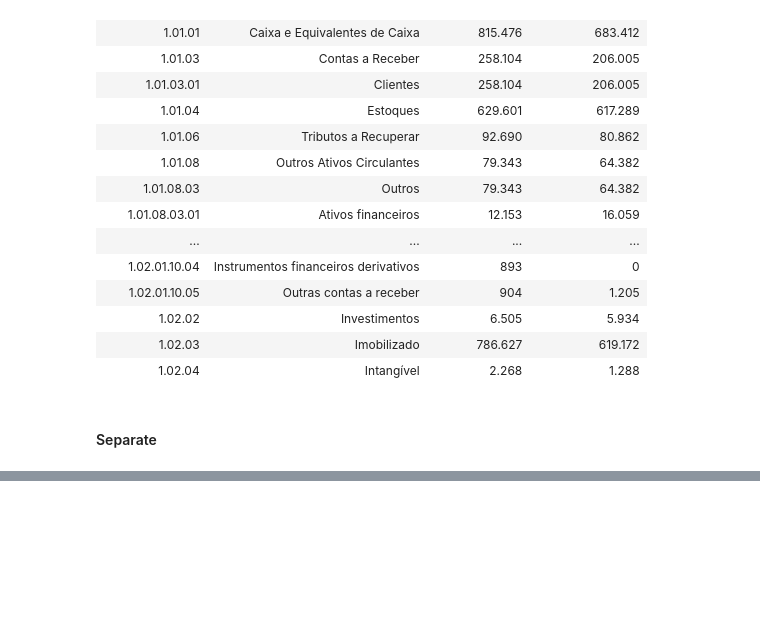
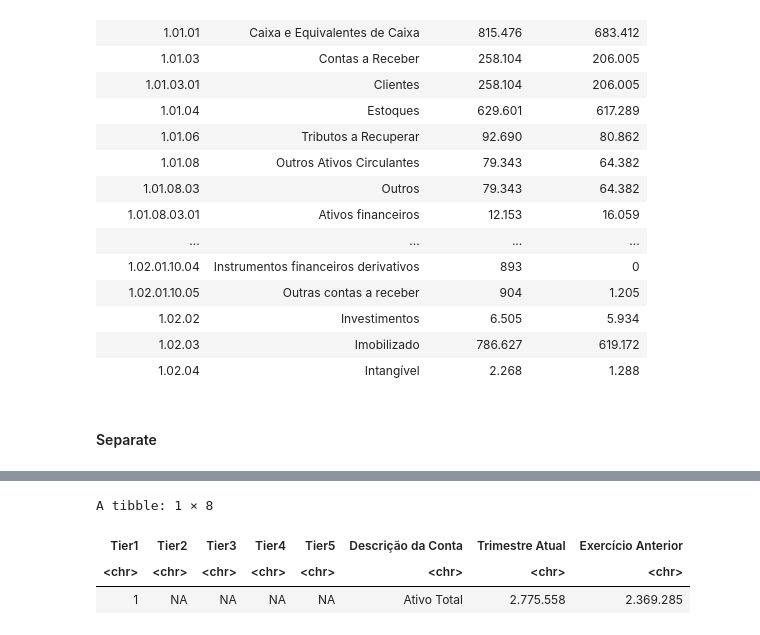
Before and after one commit to Francesco-Ghizzo/Data-Science, a Jupyter notebook: R/Finance/Financial_Statement-tidy.ipynb, the cells around one changed output, grey strips where cells are left out. Saved outputs shown, nothing was run; the diff lists cells and outputs as text; code cells hidden in the pictures; blank space fills up the shorter version.

```diff
--- a/R/Finance/Financial_Statement-tidy.ipynb
+++ b/R/Finance/Financial_Statement-tidy.ipynb
@@ -74,3 +84,11 @@ A tibble: 23 × 8
 | 1 | 02 | 02 | NA | NA | Investimentos | 6.505 | 5.934 |
 | 1 | 02 | 03 | NA | NA | Imobilizado | 786.627 | 619.172 |
 | 1 | 02 | 04 | NA | NA | Intangível | 2.268 | 1.288 |
+# %%
+row_mask <- filter(data_frame_sep, is.na(data_frame_sep$Tier2))
+row_mask
+# %% [output]
+A tibble: 1 × 8
+| Tier1 | Tier2 | Tier3 | Tier4 | Tier5 | Descrição da Conta | Trimestre Atual | Exercício Anterior |
+| <chr> | <chr> | <chr> | <chr> | <chr> | <chr> | <chr> | <chr> |
+| 1 | NA | NA | NA | NA | Ativo Total | 2.775.558 | 2.369.285 |
```
Also changed, not shown: parts of 7 cells of this notebook.
